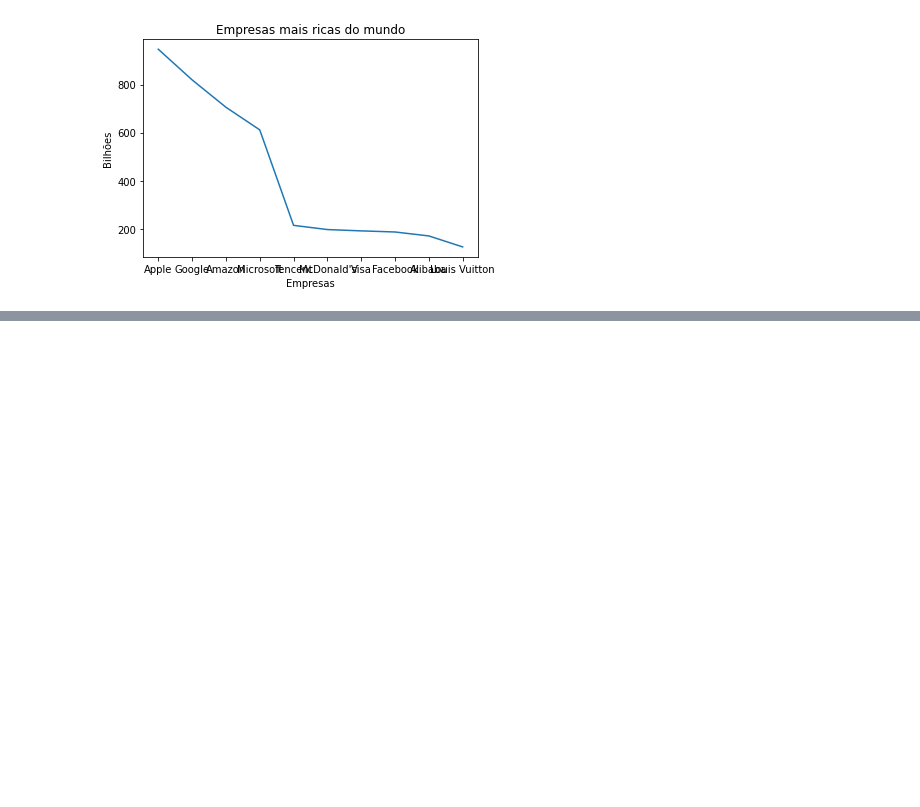
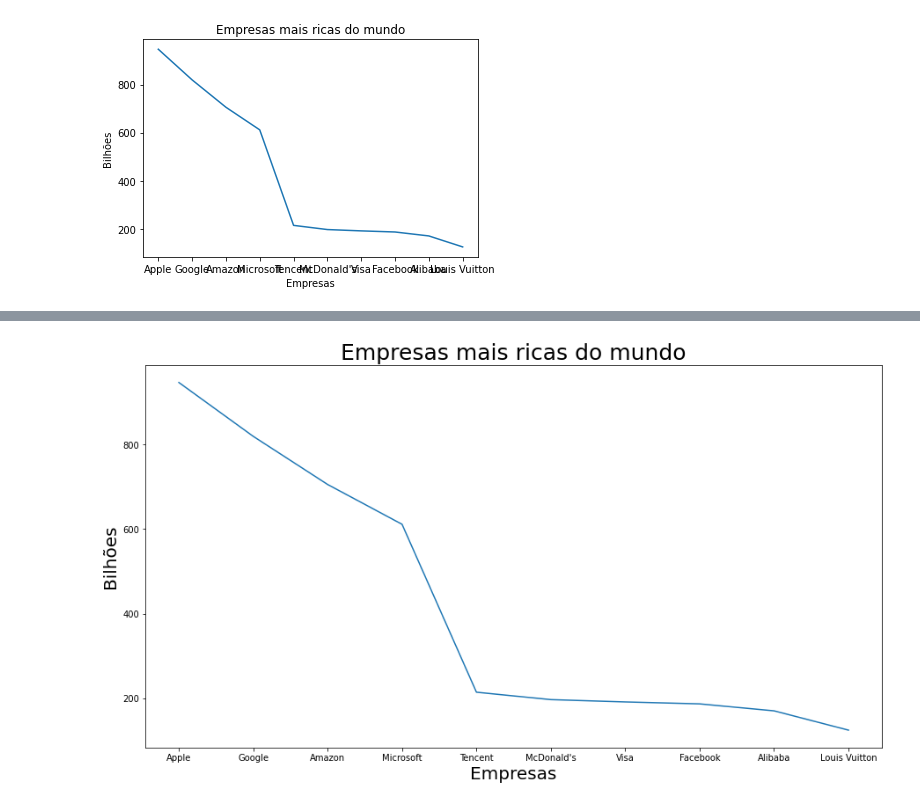
Before and after one commit to guilpassos/Data_Science, a Jupyter notebook: Fuctura__Python3_Aula03.ipynb, the cells around one changed output, grey strips where cells are left out. Saved outputs shown, nothing was run; the diff lists cells and outputs as text; code cells hidden in the pictures; blank space fills up the shorter version.

```diff
--- a/Fuctura__Python3_Aula03.ipynb
+++ b/Fuctura__Python3_Aula03.ipynb
@@ -46,0 +54,9 @@ plt.rcParams["figure.figsize"]
+# %%
+#conhecendo o frontsize
+plt.plot(empresas, bilhoes)
+plt.title('Empresas mais ricas do mundo', fontsize=25)
+plt.xlabel('Empresas', fontsize=20)
+plt.ylabel('Bilhões', fontsize=20)
+plt.show()
+# %% [output]
+[figure, added]
```
Also changed, not shown: parts of 7 cells of this notebook.
